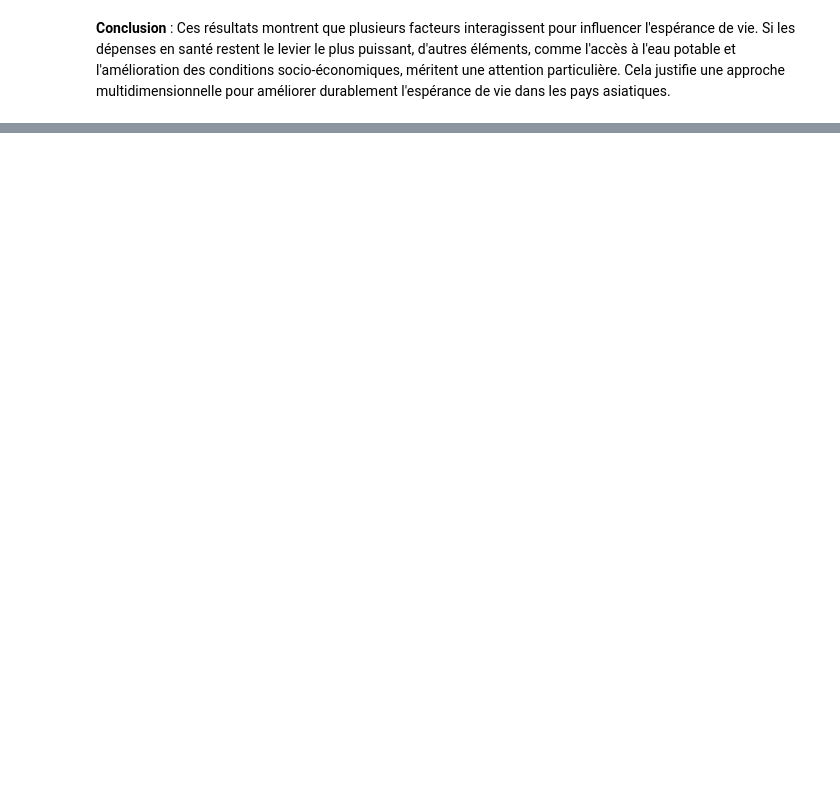
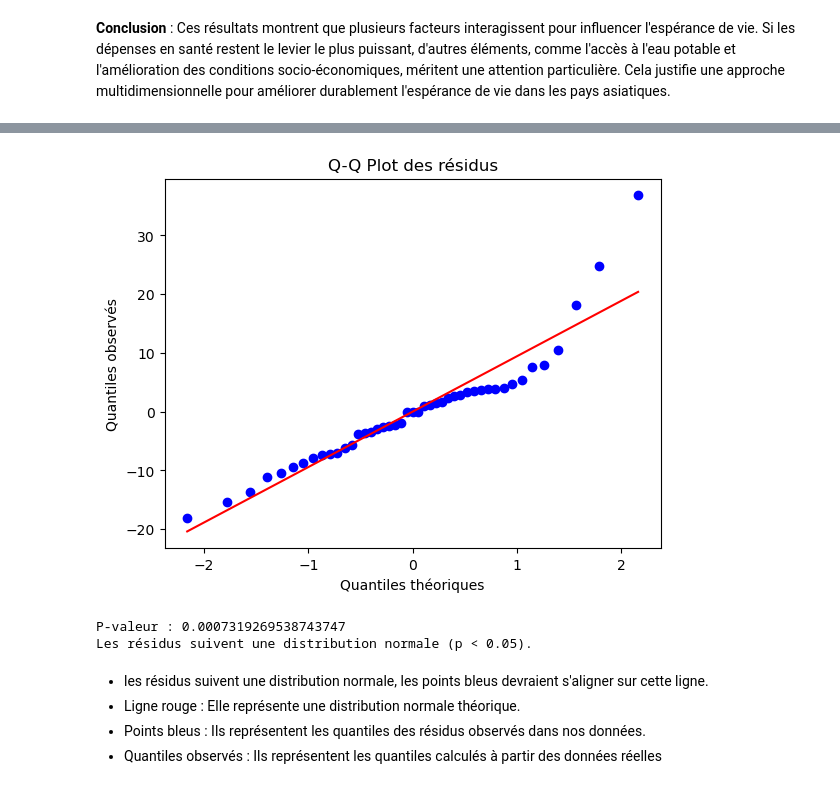
Before and after one commit to mohammed-elkyoud/Data-analyst-project-using-the-World-Bank-API, a Jupyter notebook: Sante.ipynb, the cells around one changed output, grey strips where cells are left out. Cells and saved outputs as stored; diff of their text form; code cells hidden in the pictures; blank space fills up the shorter version.

```diff
--- a/Sante.ipynb
+++ b/Sante.ipynb
@@ -369,0 +446,40 @@ Ces résultats montrent que plusieurs facteurs interagissent pour influencer l'e
+# %%
+import pandas as pd
+import scipy.stats as stats
+import matplotlib.pyplot as plt
+from statsmodels.formula.api import ols
+
+# Charger les données nettoyées
+data = pd.read_csv("data_cleaned.csv")
+
+# Construire le modèle ANOVA
+model = ols("Taux_mortalite_infantile ~ C(Acces_eau_potable_categorise) + C(Niveau_de_developpement) + C(Acces_eau_potable_categorise):C(Niveau_de_developpement)", data=data).fit()
+
+# Extraire les résidus
+residuals = model.resid
+
+# Création du Q-Q plot
+stats.probplot(residuals, dist="norm", plot=plt)
+plt.title("Q-Q Plot des résidus")  # Titre en français
+plt.xlabel("Quantiles théoriques")  # Label de l'axe des abscisses
+plt.ylabel("Quantiles observés")    # Label de l'axe des ordonnées
+plt.show()
+
+# Vérification de la normalité des résidus
+
+shapiro_test = stats.shapiro(residuals)
+print("P-valeur :", shapiro_test.pvalue)
+
+if shapiro_test.pvalue < 0.05:
+    print("Les résidus suivent une distribution normale (p < 0.05).")
+else:
+    print("Les résidus ne suivent pas une distribution normale (p >= 0.05).")
+# %% [output]
+[figure, added]
+P-valeur : 0.0007319269538743747
+Les résidus suivent une distribution normale (p < 0.05).
+# %% [markdown]
+- les résidus suivent une distribution normale, les points bleus devraient s'aligner sur cette ligne.
+- Ligne rouge : Elle représente une distribution normale théorique.
+- Points bleus : Ils représentent les quantiles des résidus observés dans nos données.
+- Quantiles observés : Ils représentent les quantiles calculés à partir des données réelles
```
Also changed, not shown: parts of 25 cells of this notebook.
